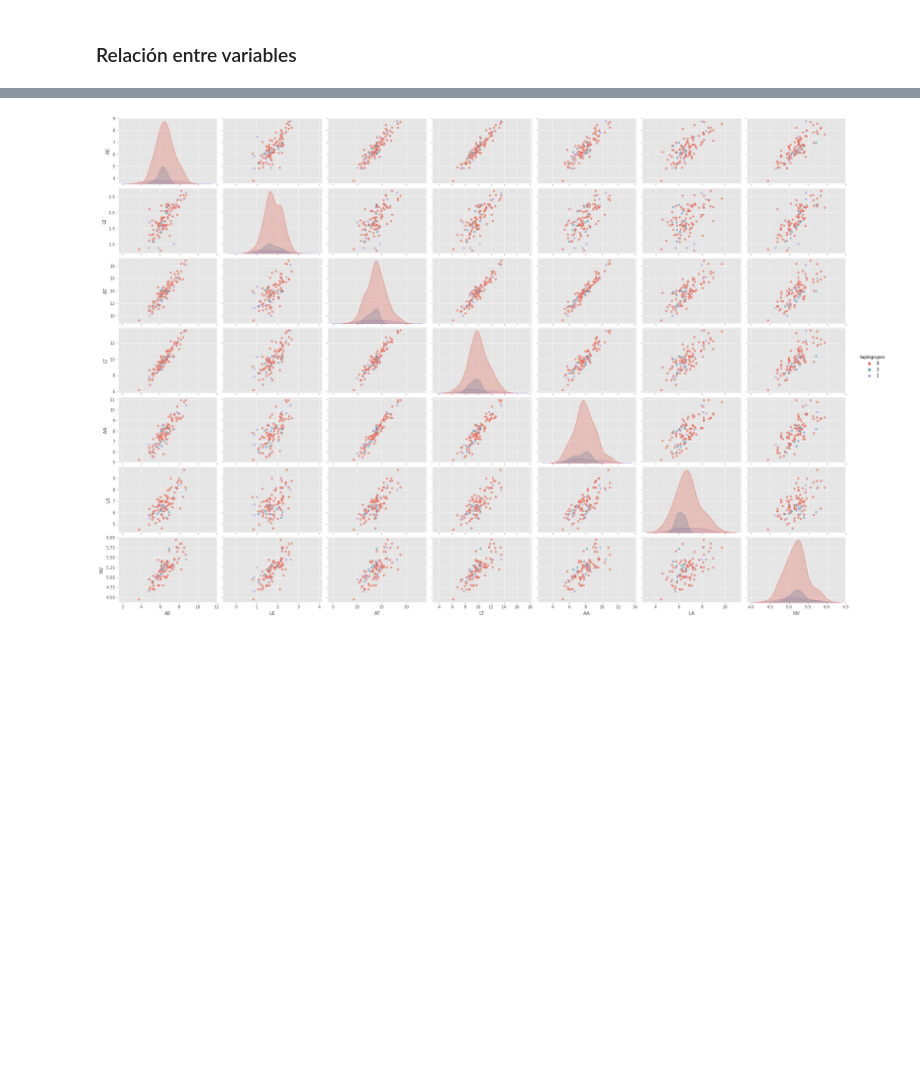
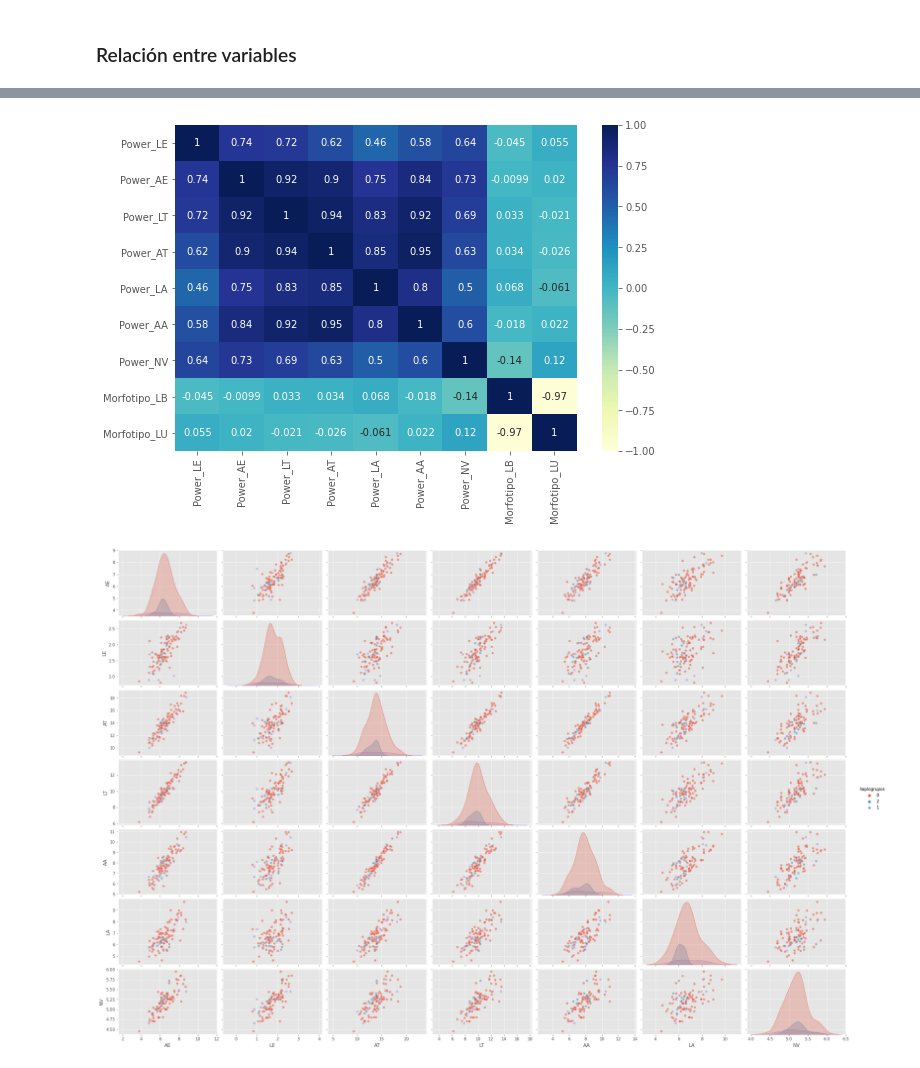
Before and after one commit to szl30n/ProyectosDHDS, a Jupyter notebook: TP4/notebooks/Borrador Mae 01SEP.ipynb, the cells around one changed output, grey strips where cells are left out. Saved outputs shown, nothing was run; the diff lists cells and outputs as text; code cells hidden in the pictures; blank space fills up the shorter version.

```diff
--- a/TP4/notebooks/Borrador Mae 01SEP.ipynb
+++ b/TP4/notebooks/Borrador Mae 01SEP.ipynb
@@ -206,3 +212,8 @@ _print_matriz_correlacion(data.iloc[2:9,2:9].corr())
+# %%
+#variables originales del dataset
+_print_matriz_correlacion(data[Powers].corr())
+# %% [output]
+[figure, added]
 # %%
 sns.pairplot(data=data,x_vars=['AE','LE','AT','LT','AA','LA','NV'],\
          y_vars=['AE','LE','AT','LT','AA','LA','NV'],hue='haplogrupos',plot_kws={'alpha': 0.5},aspect=1.5);
```
Also changed, not shown: parts of 8 cells of this notebook.
